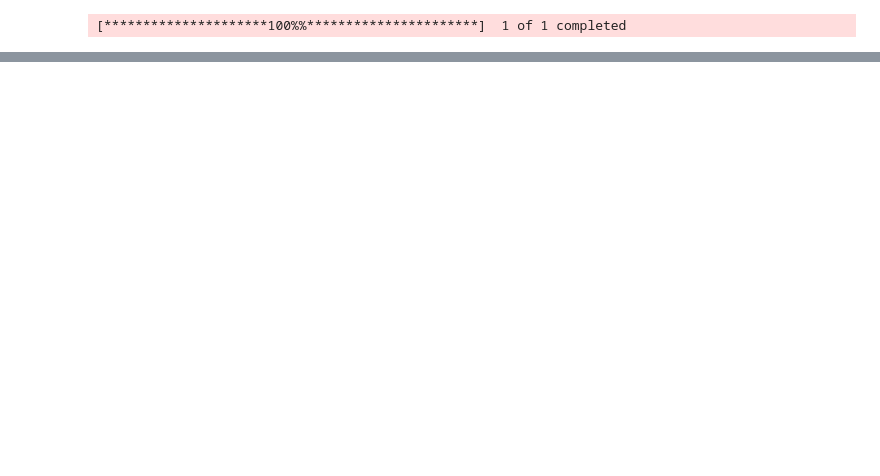
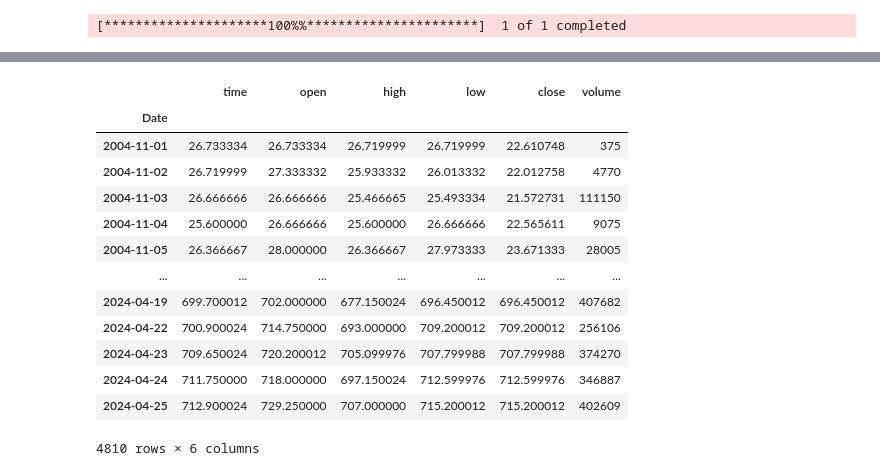
Before and after one commit to Praj-17/Tech-Analysis, a Jupyter notebook: main.ipynb, the cells around one changed output, grey strips where cells are left out. Saved outputs shown, nothing was run; the diff lists cells and outputs as text; code cells hidden in the pictures; blank space fills up the shorter version.

```diff
--- a/main.ipynb
+++ b/main.ipynb
@@ -74,0 +35,30 @@ exchanges
+# %%
+import yfinance as yf
+import pandas as pd
+
+# Assuming the function stock_analysis is defined as above
+
+# List of Indian stock tickers, example list
+stock_tickers = [
+    'RELIANCE.NS', 'TCS.NS', 'HDFCBANK.NS', 'INFY.NS', 'HINDUNILVR.NS', 'HDFC.NS',
+    'ICICIBANK.NS', 'SBIN.NS', 'BAJFINANCE.NS', 'BHARTIARTL.NS', 'KOTAKBANK.NS',
+    'ITC.NS', 'ASIANPAINT.NS', 'MARUTI.NS', 'WIPRO.NS', 'LT.NS', 'AXISBANK.NS',
+    'HCLTECH.NS', 'ONGC.NS', 'SUNPHARMA.NS', 'ULTRACEMCO.NS', 'ADANIPORTS.NS',
+    'JSWSTEEL.NS', 'TATAMOTORS.NS', 'TITAN.NS', 'TECHM.NS', 'GAIL.NS', 'POWERGRID.NS',
+    'NTPC.NS', 'INDUSINDBK.NS', 'TATASTEEL.NS', 'NESTLEIND.NS', 'CIPLA.NS', 'UPL.NS',
+    'GRASIM.NS', 'BPCL.NS', 'BRITANNIA.NS', 'DIVISLAB.NS', 'IOC.NS', 'ASTRAMICRO.NS', 'HIKAL.NS'
+    # Add more tickers here up to approximately 100
+]
+
+results = {}
+
+# Run the analysis for each stock ticker
+for ticker in stock_tickers:
+    try:
+        result = stock_analysis(ticker)
+        results[ticker] = result
+        print(f"{ticker}: Has the stock broken the recent high with significant volume in the past week? {result}")
+    except Exception as e:
+        print(f"Failed to analyze {ticker}: {e}")
+
+# Optionally, you could save or process the results further
@@ -74,0 +280,17 @@ exchanges
+# %%
+stock.hist
+# %% [output]
+|  | time | open | high | low | close | volume |
+| Date |  |  |  |  |  |  |
+| 2004-11-01 | 26.733334 | 26.733334 | 26.719999 | 26.719999 | 22.610748 | 375 |
+| 2004-11-02 | 26.719999 | 27.333332 | 25.933332 | 26.013332 | 22.012758 | 4770 |
+| 2004-11-03 | 26.666666 | 26.666666 | 25.466665 | 25.493334 | 21.572731 | 111150 |
+| 2004-11-04 | 25.600000 | 26.666666 | 25.600000 | 26.666666 | 22.565611 | 9075 |
+| 2004-11-05 | 26.366667 | 28.000000 | 26.366667 | 27.973333 | 23.671333 | 28005 |
+| ... | ... | ... | ... | ... | ... | ... |
+| 2024-04-19 | 699.700012 | 702.000000 | 677.150024 | 696.450012 | 696.450012 | 407682 |
+| 2024-04-22 | 700.900024 | 714.750000 | 693.000000 | 709.200012 | 709.200012 | 256106 |
+| 2024-04-23 | 709.650024 | 720.200012 | 705.099976 | 707.799988 | 707.799988 | 374270 |
+| 2024-04-24 | 711.750000 | 718.000000 | 697.150024 | 712.599976 | 712.599976 | 346887 |
+| 2024-04-25 | 712.900024 | 729.250000 | 707.000000 | 715.200012 | 715.200012 | 402609 |
+4810 rows × 6 columns
```
Also changed, not shown: parts of 22 cells of this notebook, 5 other files.
